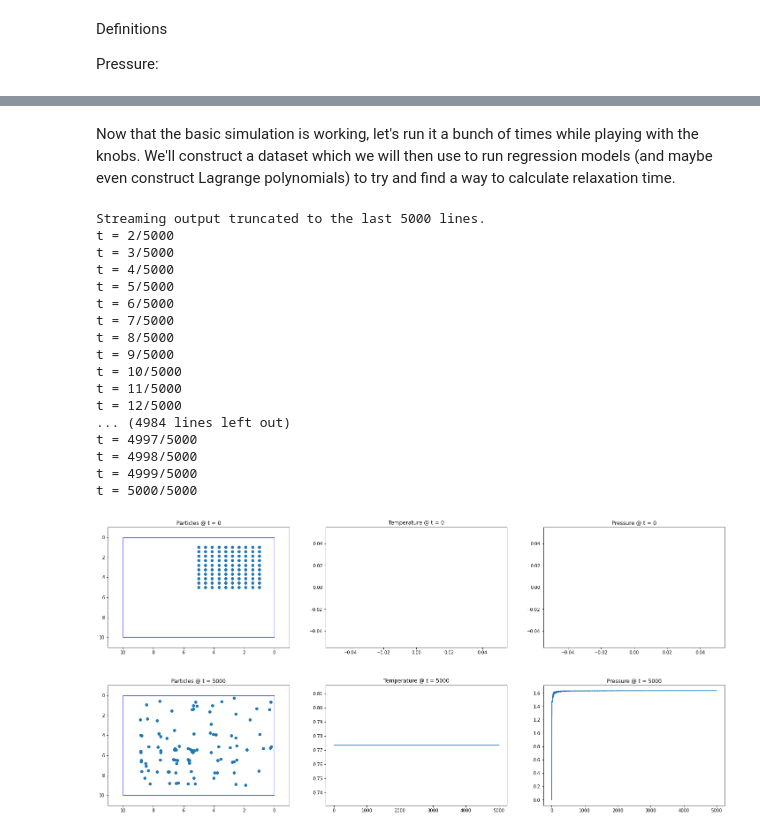
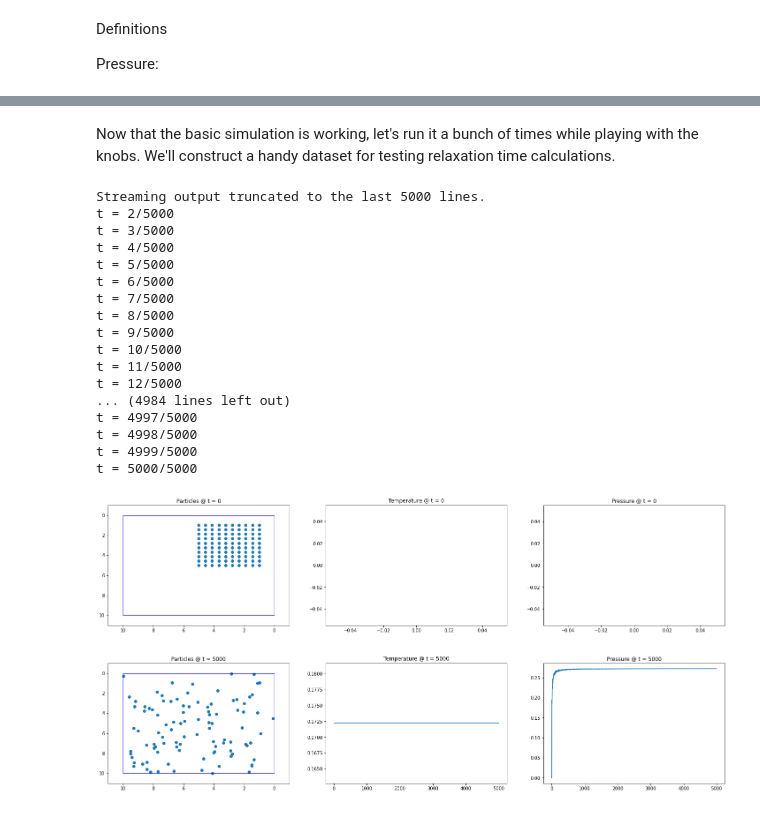
Before and after one commit to mattnappo/admd, a Jupyter notebook: Notebooks/Basic_Model.ipynb, the cells around one changed output, grey strips where cells are left out. Cells and saved outputs as stored; diff of their text form; code cells hidden in the pictures.

Commit message:
Added velocity knob.

```diff
--- a/Notebooks/Basic_Model.ipynb
+++ b/Notebooks/Basic_Model.ipynb
@@ -40,15 +42,19 @@ class Particle:
     self,
     index,
     mass=PARTICLE_MASS,
+    random_vels=False,
+    vels=(1, 1),
   ):
     self.mass = mass
     self.index = index # Index in all related vectors
     # In order for acceleration to be zero, velocity must be constant.
-    # self.vel = Point(random.random() / 10, random.random() / 10)
-    self.vel = Point(
-      (1 + (random.random() / 2.)),
-      (1 + (random.random() / 2.)),
-    )
+    if random_vels:
+      self.vel = Point(
+        (0 + (random.random() / 1.)),
+        (0 + (random.random() / 1.)),
+      )
+    else:
+      self.vel = Point(vels[0], vels[1])
 
   def kinetic_energy_x(self):
     return self.mass * (self.vel.x ** 2) * 0.5
@@ -64,6 +70,8 @@ class Box2D:
       edge_len=EDGE_LEN,
       padding=PADDING,
       window=(UPPER_WINDOW, LOWER_WINDOW),
+      random_vels=True,
+      vels=(1, 1),
   ):
     self.edge_len = edge_len
     self.perimiter = self.edge_len * 4
@@ -71,6 +79,10 @@ class Box2D:
     self.n_particles = self.ppr ** 2 # The number of particles.
     self.padding = padding
     self.window = window
+
+    # Bad design, I know, but don't worry about these
+    self.random_vels=random_vels
+    self.vels=vels
     '''
     self.positions:
      x  |  y
@@ -118,7 +130,11 @@ class Box2D:
           self.positions[index][0] = particle_x_pos
           self.positions[index][1] = particle_y_pos
 
-          self.particles[index] = Particle(index)
+          self.particles[index] = Particle(
+              index,
+              random_vels=self.random_vels,
+              vels=self.vels
+          )
 
   # calc_positions calculates the positions of the particles in the box.
   def calc_positions(self, delta_t):
@@ -276,9 +290,10 @@ FileNotFoundError: ignored
 # %% [markdown]
-Now that the basic simulation is working, let's run it a bunch of times while playing with the knobs. We'll construct a dataset which we will then use to run regression models (and maybe even construct Lagrange polynomials) to try and find a way to calculate relaxation time.
+Now that the basic simulation is working, let's run it a bunch of times while playing with the knobs. We'll construct a handy dataset for testing relaxation time calculations.
 # %%
 import os, pickle
 
-fn = lambda s, trial : f'/home/data/trial_{trial}/{s}'
+# Get a filepath
+fn = lambda s, trial : f'/content/drive/My Drive/md_data/trial_{trial}/{s}'
 
 ITERATIONS = 5000
 
@@ -287,6 +302,7 @@ def run_trial(
   edge_len,
   padding,
   window,
+  random_vels, vels,
   trial,
 ):
   os.system(f'mkdir -p {fn("", trial)}')
@@ -295,6 +311,8 @@ def run_trial(
       n_particles=n_particles,
       edge_len=edge_len,
       padding=padding,
+      random_vels=random_vels,
+      vels=vels,
       window=window,
   )
 
@@ -312,6 +330,8 @@ def run_trial(
         f'n_particles = {box.n_particles}',
         f'edge_len = {box.edge_len}',
         f'padding = ({box.padding.r}, {box.padding.l})',
+        f'random_vels = {box.random_vels}',
+        f'vels (if not random) = {box.vels}',
         f'equilibrium = {box.pressures[-1]}',
     ]
     fd.write('\n'.join(stats))
@@ -319,31 +339,32 @@ def run_trial(
   with open(fn('box_dump.pickle', trial), 'wb') as fd:
     pickle.dump(box, fd)
 
 edge_len = 10
 run_trial(
     100, # Number of particles
     edge_len, # Edge length
     Padding(5, 1), # Padding
     (-1.0, edge_len + 1.0), # Window size
+    True, (0, 0),
     5, # Trial number
 )
 # %% [output]
 Streaming output truncated to the last 5000 lines.
 t = 2/5000
 t = 3/5000
 t = 4/5000
 t = 5/5000
 t = 6/5000
 t = 7/5000
 t = 8/5000
 t = 9/5000
 t = 10/5000
 t = 11/5000
 t = 12/5000
 ... (4984 lines left out)
 t = 4997/5000
 t = 4998/5000
 t = 4999/5000
 t = 5000/5000
 [figure]
-[figure, old version]
+[figure, new version]
```
Also changed, not shown: parts of 2 cells of this notebook.
